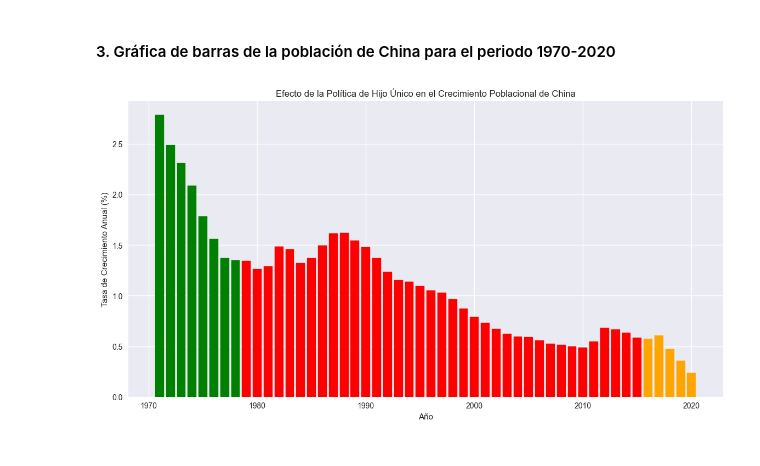
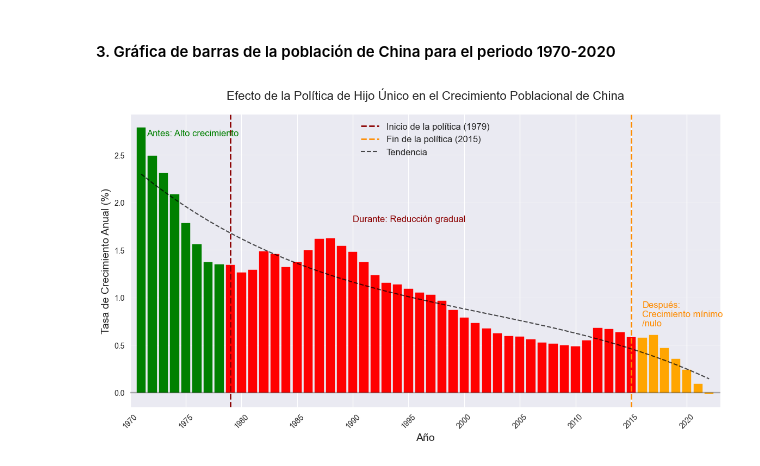
Before and after one commit to Bootcamp-IA-P4/world-population-migration-eda, a Jupyter notebook: population_eda.ipynb, the cells around one changed output. Cells and saved outputs as stored; diff of their text form; code cells hidden in the pictures.

```diff
--- a/population_eda.ipynb
+++ b/population_eda.ipynb
@@ -402,7 +402,7 @@ plt.show()
 china = df_long[df_long['Country Name'] == 'China']
 
 # Filtrar el período de interés (1970-2020)
-china_periodo = china[(china['Year'] >= 1970) & (china['Year'] <= 2020)]
+china_periodo = china[(china['Year'] >= 1970) & (china['Year'] <= 2023)].copy()
 
 # Verificar que tenemos los datos correctos
 print("Primeras filas de datos de China:")
@@ -448,31 +448,59 @@ Datos con tasas de crecimiento:
 # %% [markdown]
 #### 3. Gráfica de barras de la población de China para el periodo 1970-2020
 # %%
-# Crear la figura para el gráfico de barras
+# Crear una nueva figura
 plt.figure(figsize=(14, 7))
 
-# Crear gráfico de barras para las tasas de crecimiento
+# Crear gráfico de barras
 bars = plt.bar(china_crecimiento['Year'], china_crecimiento['Crecimiento_Anual'],
-                width=0.8)
+               width=0.8)
 
-# Colorear diferentes periodos
+# Colorear diferentes períodos
 for i, bar in enumerate(bars):
     year = china_crecimiento['Year'].iloc[i]
     if year < 1979:
-      bar.set_color('green') # Antes de la política
+        bar.set_color('green')
     elif 1979 <= year <= 2015:
-      bar.set_color('red') # Durante la política
+        bar.set_color('red')
     else:
-      bar.set_color('orange') # Después de la política
+        bar.set_color('orange')
 
-# Líneas verticales para eventos clave
-plt.axvline(x=1979, color='darked', linestyle='--', linewidth=2, label='Inicio de la Política (1979)')
-plt.axvline(x=2015, color='darkorange', linestyle='--', linewidth=2, label='Fin de la Política (2015)')
+# Añadir líneas verticales para eventos clave
+plt.axvline(x=1979, color='darkred', linestyle='--', linewidth=2,
+            label='Inicio de la política (1979)')
+plt.axvline(x=2015, color='darkorange', linestyle='--', linewidth=2,
+            label='Fin de la política (2015)')
 
-# Info del gráfico
-plt.title('Efecto de la Política de Hijo Único en el Crecimiento Poblacional de China')
-plt.xlabel('Año')
-plt.ylabel('Tasa de Crecimiento Anual (%)')
+# Añadir línea horizontal para referencia de crecimiento cero
+plt.axhline(y=0, color='black', linestyle='-', alpha=0.3)
+
+# Añadir una línea de tendencia
+years = china_crecimiento['Year'].values
+growth_rates = china_crecimiento['Crecimiento_Anual'].values
+z = np.polyfit(years, growth_rates, 3)
+p = np.poly1d(z)
+plt.plot(years, p(years), "k--", linewidth=1.5, alpha=0.7, label='Tendencia')
+
+# Personalizar el gráfico
+plt.title('Efecto de la Política de Hijo Único en el Crecimiento Poblacional de China',
+          fontsize=16, pad=20)
+plt.xlabel('Año', fontsize=14)
+plt.ylabel('Tasa de Crecimiento Anual (%)', fontsize=14)
+plt.grid(True, alpha=0.3, axis='y')
+
+# Añadir texto explicativo directamente en el gráfico
+plt.text(1971.5, 2.7, 'Antes: Alto crecimiento', fontsize=12, color='green')
+plt.text(1990, 1.8, 'Durante: Reducción gradual', fontsize=12, color='darkred')
+plt.text(2016, 0.7, 'Después:\nCrecimiento mínimo\n/nulo', fontsize=12, color='darkorange')
+
+# Configurar el eje X para mostrar años específicos
+plt.xticks(np.arange(1970, 2021, 5), rotation=45)
+plt.xlim(1970, 2023)
+
+# Añadir leyenda
+plt.legend(fontsize=12)
+
+# Mostrar el gráfico final
 plt.show()
 # %% [output]
-[figure, old version]
+[figure, new version]
```
Also changed, not shown: parts of 10 cells of this notebook.
